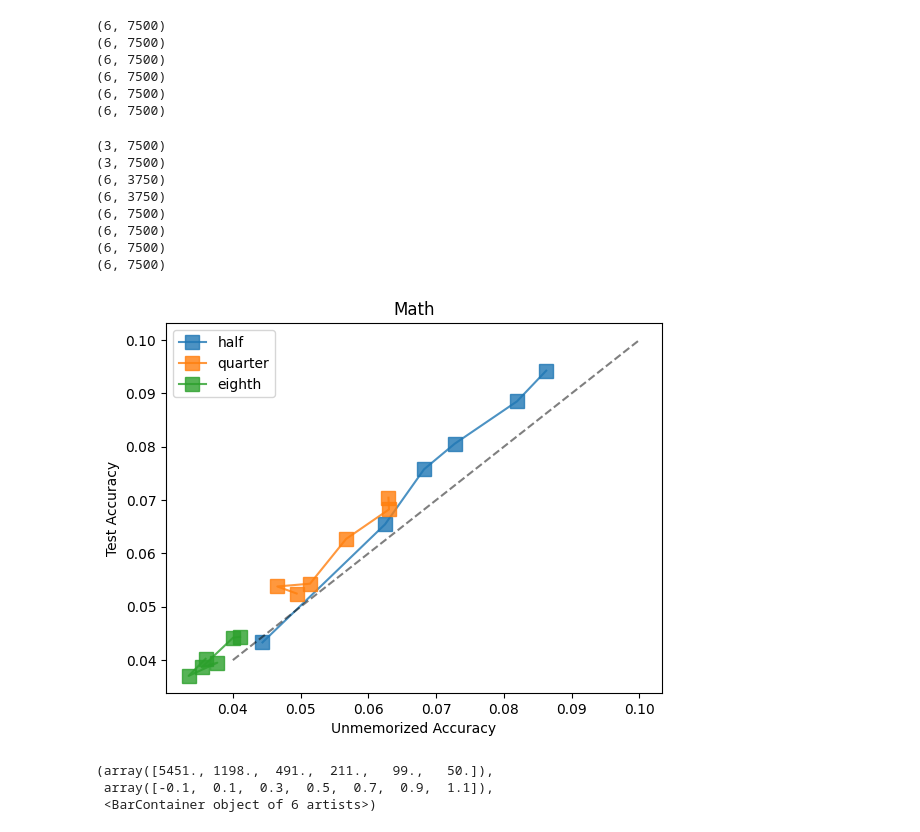
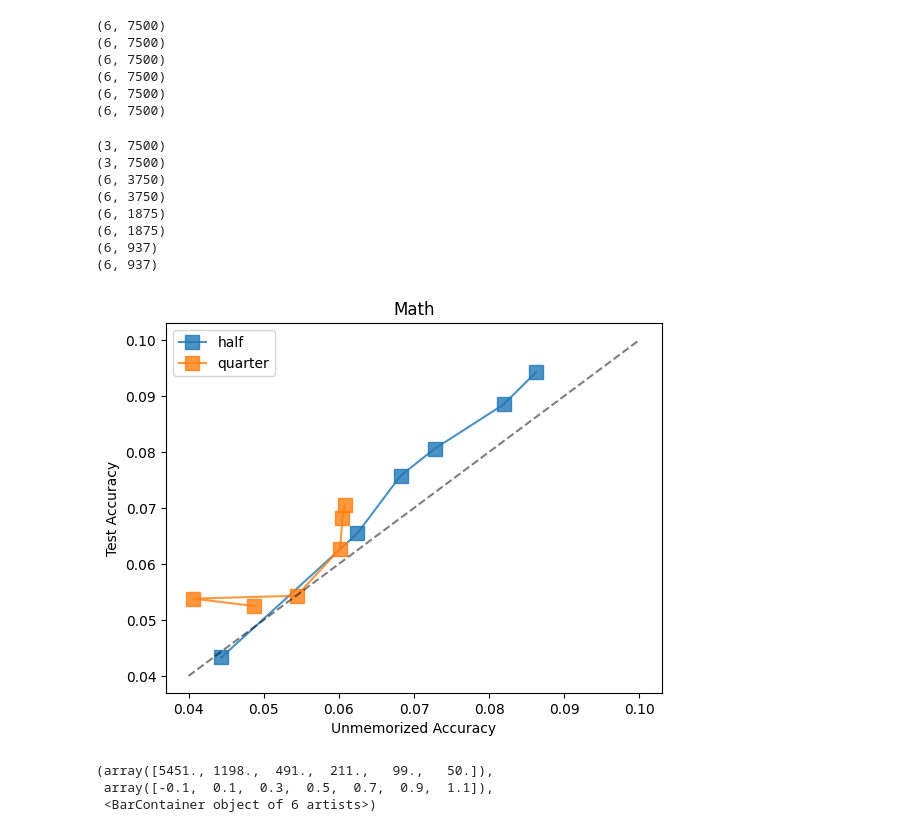
Before and after one commit to katiekang1998/reasoning_data, a Jupyter notebook: math_orig_perplexity.ipynb, the cells around one changed output. Cells and saved outputs as stored; diff of their text form; code cells hidden in the pictures.

```diff
--- a/math_orig_perplexity.ipynb
+++ b/math_orig_perplexity.ipynb
@@ -40,7 +40,7 @@ def get_stats(train_name):
             train_correct = (np.load("ckpts/"+train_name+"/"+ckpt+ "/train_answer_types5_seed2_temp0.8.npy")==0)
             train_samples = (np.load("ckpts/"+train_name+"/"+ckpt+ "/train_answers5_seed2_temp0.8.npy"))
 
-        if "half" in train_name:
+        if ("half" in train_name) or ("quarter" in train_name) or ("eighth" in train_name):
             subsample_idxs = np.load("ckpts/"+train_name+"/subsample_idxs.npy")
             train_correct = train_correct[subsample_idxs]
             train_samples = train_samples[subsample_idxs]
@@ -464,27 +464,27 @@ ratios_dict5_24_eighth = get_ratios2(stats_dict5_24_eighth, acc_threhshold, perp
 (3, 7500)
 (6, 3750)
 (6, 3750)
-(6, 7500)
-(6, 7500)
-(6, 7500)
-(6, 7500)
+(6, 1875)
+(6, 1875)
+(6, 937)
+(6, 937)
 # %%
 # plt.plot(ratios_dict5_3["unmemorized_acc_cummax"], ratios_dict5_3["avg_test_acc"], "s-", markersize=10, c="C0", alpha=0.8, label="lr 5e-5 epochs 3")
 plt.plot(ratios_dict5_6_half["unmemorized_acc_cummax"], ratios_dict5_6_half["avg_test_acc"], "s-", markersize=10, c="C0", alpha=0.8, label="half")
 plt.plot(ratios_dict5_12_quarter["unmemorized_acc_cummax"], ratios_dict5_12_quarter["avg_test_acc"], "s-", markersize=10, c="C1", alpha=0.8, label="quarter")
-plt.plot(ratios_dict5_24_eighth["unmemorized_acc_cummax"], ratios_dict5_24_eighth["avg_test_acc"], "s-", markersize=10, c="C2", alpha=0.8, label="eighth")
+# plt.plot(ratios_dict5_24_eighth["unmemorized_acc_cummax"], ratios_dict5_24_eighth["avg_test_acc"], "s-", markersize=10, c="C2", alpha=0.8, label="eighth")
 
 plt.plot([0.04, 0.1], [0.04, 0.1], "--", c="black", alpha=0.5)
 
 plt.legend()
 
 plt.title("Math")
 plt.xlabel("Unmemorized Accuracy")
 plt.ylabel("Test Accuracy")
 
 plt.savefig("delete.png")
 # %% [output]
-[figure, old version]
+[figure, new version]
 # %%
 plt.hist(ratios_dict5_3["unmemorized_acc_cummax_full"].max(axis=0), bins = [-0.1, 0.1, 0.3, 0.5, 0.7, 0.9, 1.1])
 # %% [output]
```
Also changed, not shown: 7 other files.
